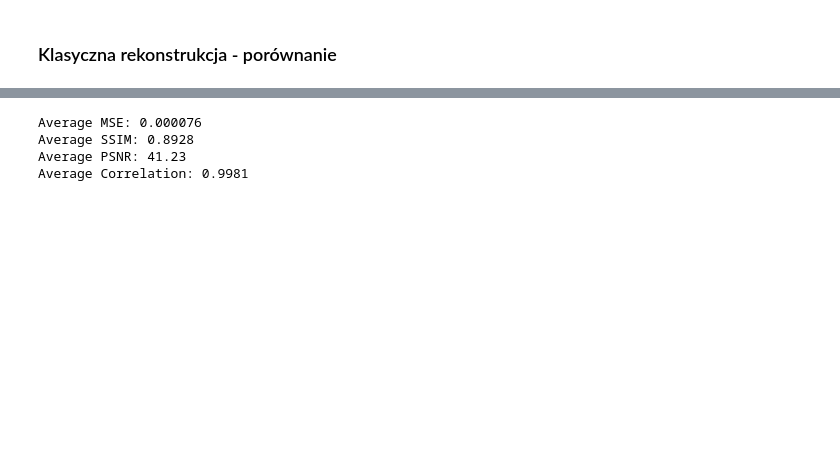
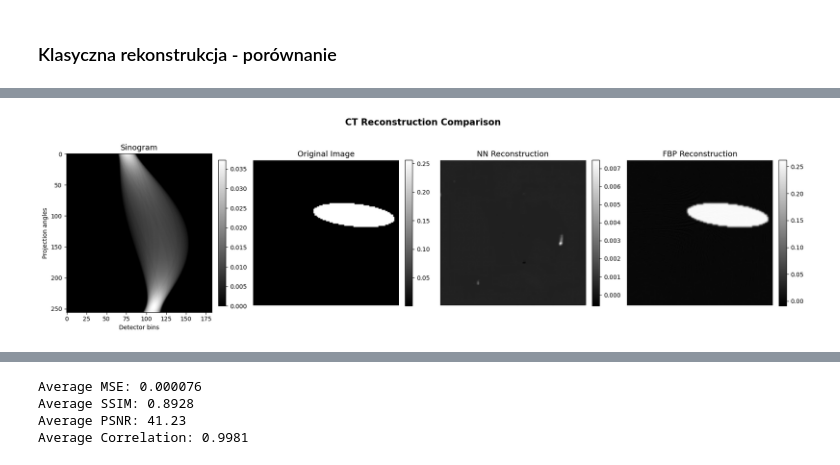
Before and after one commit to kam45x/TomoML, a Jupyter notebook: src/test_model.ipynb, the cells around one changed output, grey strips where cells are left out. Saved outputs shown, nothing was run; the diff lists cells and outputs as text; code cells hidden in the pictures; blank space fills up the shorter version.

```diff
--- a/src/test_model.ipynb
+++ b/src/test_model.ipynb
@@ -62,7 +60,7 @@ from models.Pix2Pix_128 import UnetGenerator
 # %%
 generator = UnetGenerator().to(device)
 
-checkpoint = torch.load("../models/128x128_0601_pix2pix.pth", map_location=device)
+checkpoint = torch.load("../models/128x128_2701_pix2pix_e200.pth", map_location=device)
 
 generator.load_state_dict(checkpoint)
 # %% [output]
@@ -325,3 +352,55 @@ plot_images([ground_truth, reconstruction], fig_size=(15, 6), cbar="auto")
+# %%
+index_to_display = 7
+
+# Pick the first test sample
+sino_torch, img_torch = test_dataset[index_to_display]
+
+# --- Sinogram (numpy, shape H×W) ---
+sinogram_np = sino_torch.numpy()          # (256, 183)
+
+# --- Ground-truth image (numpy) ---
+gt_np = img_torch.numpy()                 # (128, 128)
+
+# --- Neural-network reconstruction ---
+generator.eval()
+with torch.no_grad():
+    sino_input = sino_torch.unsqueeze(0).unsqueeze(0).to(device)  # (1,1,256,183)
+    nn_out = generator(sino_input)                                 # (1,1,128,128)
+nn_np = nn_out.squeeze().cpu().numpy()    # (128, 128)
+
+# --- FBP reconstruction (ODL) ---
+observation_fbp, _ = test_pairs[index_to_display]
+fbp_np = np.asarray(reconstructor.reconstruct(observation_fbp))   # (128, 128)
+
+# --- Plot ---
+fig, axes = plt.subplots(1, 4, figsize=(18, 5))
+
+im0 = axes[0].imshow(sinogram_np, cmap='gray', aspect='auto')
+axes[0].set_title('Sinogram', fontsize=13)
+axes[0].set_xlabel('Detector bins')
+axes[0].set_ylabel('Projection angles')
+plt.colorbar(im0, ax=axes[0], fraction=0.046, pad=0.04)
+
+im1 = axes[1].imshow(gt_np, cmap='gray')
+axes[1].set_title('Original Image', fontsize=13)
+axes[1].axis('off')
+plt.colorbar(im1, ax=axes[1], fraction=0.046, pad=0.04)
+
+im2 = axes[2].imshow(nn_np, cmap='gray')
+axes[2].set_title('NN Reconstruction', fontsize=13)
+axes[2].axis('off')
+plt.colorbar(im2, ax=axes[2], fraction=0.046, pad=0.04)
+
+im3 = axes[3].imshow(fbp_np, cmap='gray')
+axes[3].set_title('FBP Reconstruction', fontsize=13)
+axes[3].axis('off')
+plt.colorbar(im3, ax=axes[3], fraction=0.046, pad=0.04)
+
+plt.suptitle('CT Reconstruction Comparison', fontsize=15, fontweight='bold', y=1.02)
+plt.tight_layout()
+plt.show()
+# %% [output]
+[figure, added]
 # %%
 # Compare original and reconstruction pixel by pixel
 
```
Also changed, not shown: parts of 9 cells of this notebook, 2 other files.
